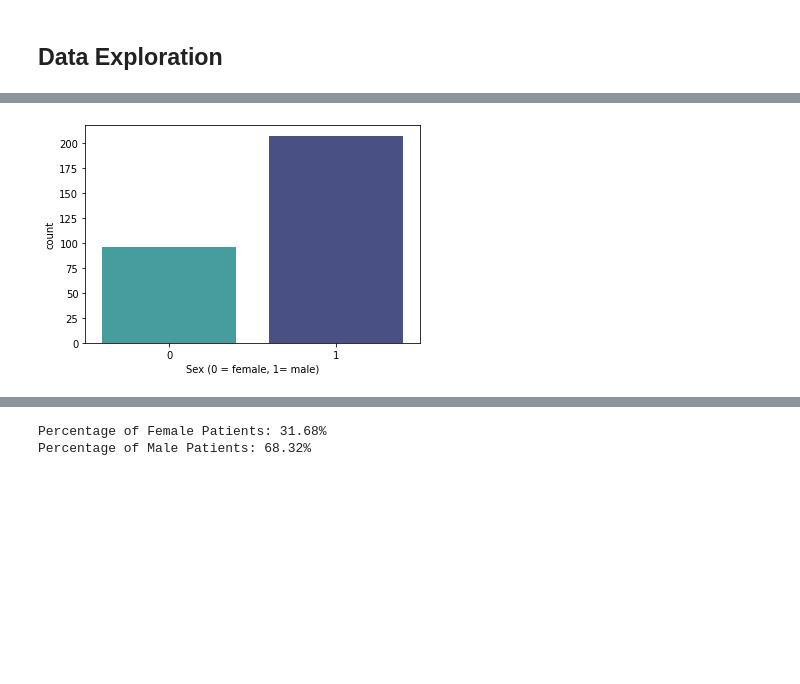
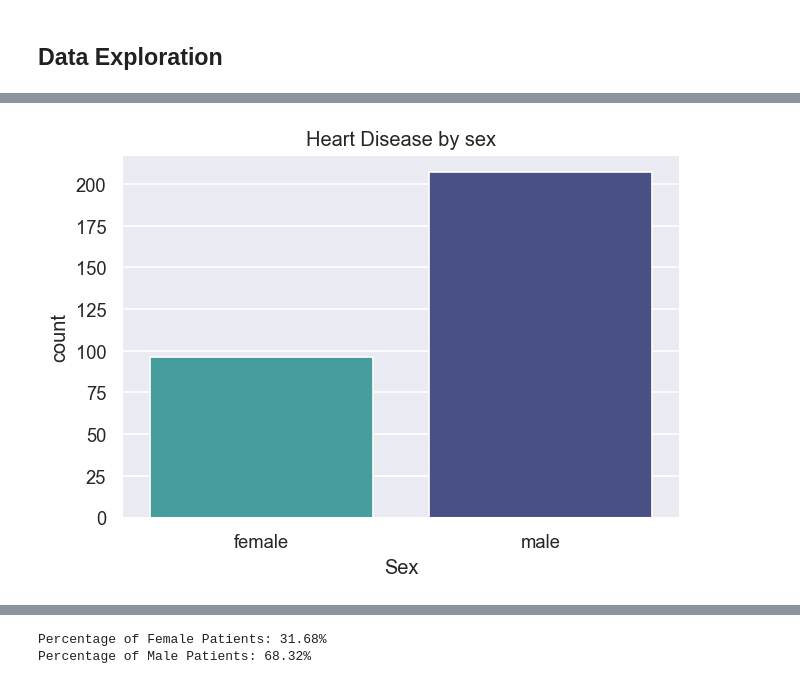
Before and after one commit to jacob5412/Kaggle-Notes, a Jupyter notebook: Heart_Disease_UCI/heart-disease-classifications-machine-learning.ipynb, the cells around one changed output, grey strips where cells are left out. Cells and saved outputs as stored; diff of their text form; code cells hidden in the pictures; blank space fills up the shorter version.

Commit message:
edited graphs

```diff
--- a/Heart_Disease_UCI/heart-disease-classifications-machine-learning.ipynb
+++ b/Heart_Disease_UCI/heart-disease-classifications-machine-learning.ipynb
@@ -60,6 +73,9 @@ df.target.value_counts()
 Name: target, dtype: int64
 [interactive output not drawn]
 # %%
-sns.countplot(x="target", data=df, palette="bwr")
+sns.set(rc={"figure.figsize": (6, 4), "figure.dpi": 120})
+target_countplot = sns.countplot(x="target", data=df, palette="bwr")
+target_countplot.set(xticklabels=["Yes", "No"])
+plt.xlabel("Heart Disease")
 plt.show()
 # %% [output]
@@ -83,11 +99,14 @@ Percentage of Patients Haven't Heart Disease: 45.54%
 Percentage of Patients Have Heart Disease: 54.46%
 [interactive output not drawn]
 # %%
-sns.countplot(x="sex", data=df, palette="mako_r")
-plt.xlabel("Sex (0 = female, 1= male)")
+sns.set(rc={"figure.figsize": (6, 4), "figure.dpi": 120})
+sex_countplot = sns.countplot(x="sex", data=df, palette="mako_r")
+sex_countplot.set(xticklabels=["female", "male"])
+plt.xlabel("Sex")
+plt.title("Heart Disease by sex")
 plt.show()
 # %% [output]
-[figure, old version]
+[figure, new version]
 [interactive output not drawn]
 # %%
 countFemale = len(df[df.sex == 0])
```
Also changed, not shown: parts of 38 cells of this notebook, 1 other file.
